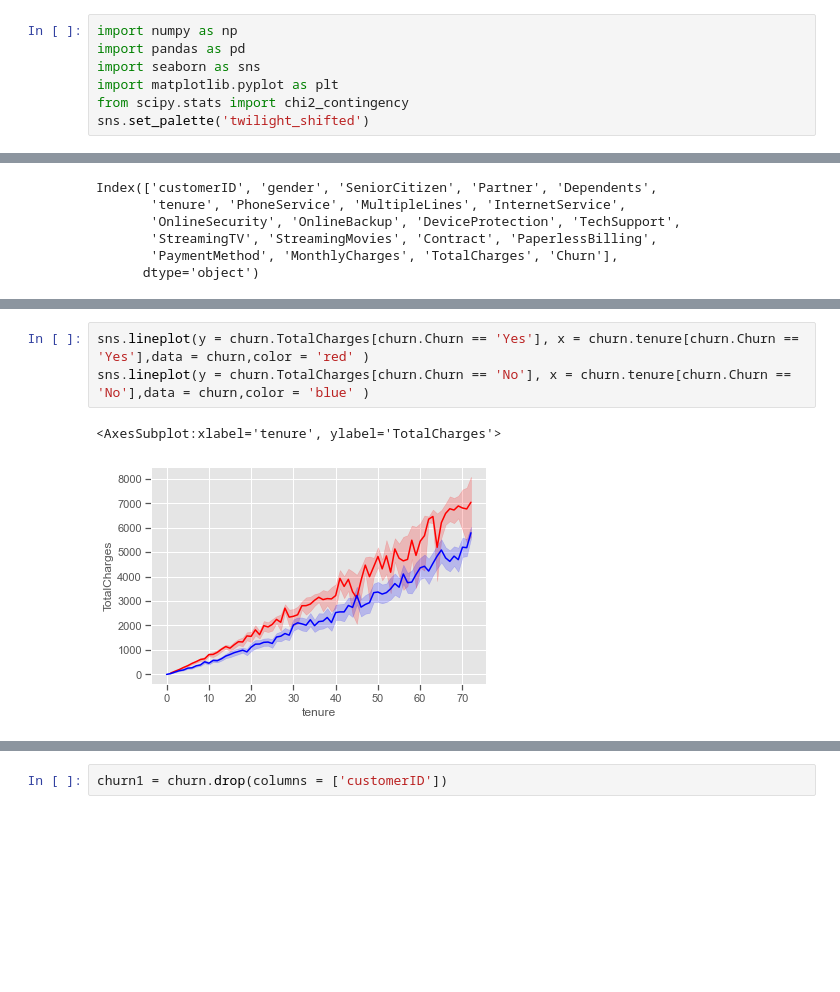
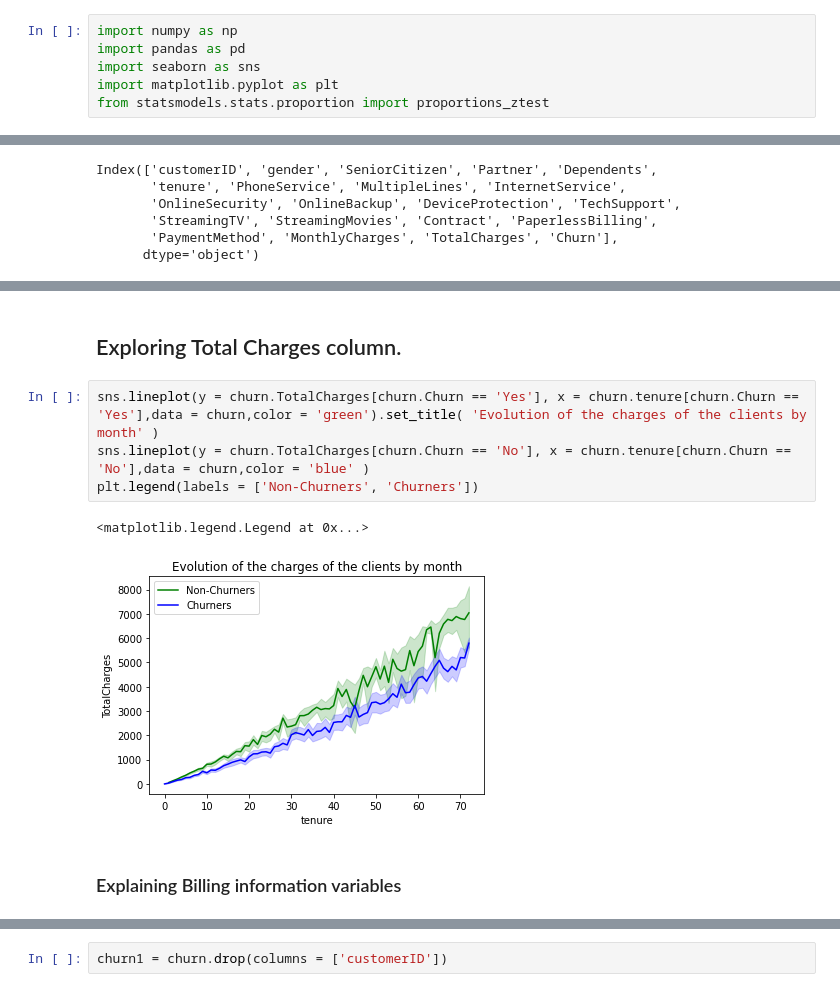
Before and after one commit to VIP509/Churn-Analysis-BA, a Jupyter notebook: ChurnAnalysis.ipynb, the cells around one changed output, grey strips where cells are left out. Saved outputs shown, nothing was run; the diff lists cells and outputs as text; blank space fills up the shorter version.

```diff
--- a/ChurnAnalysis.ipynb
+++ b/ChurnAnalysis.ipynb
@@ -11,8 +11,7 @@ import numpy as np
 import pandas as pd
 import seaborn as sns
 import matplotlib.pyplot as plt
-from scipy.stats import chi2_contingency
-sns.set_palette('twilight_shifted')
+from statsmodels.stats.proportion import proportions_ztest
 # %% [markdown]
 ## Loading the churn dataset
 # %%
@@ -272,7 +297,12 @@ bar_plot1(PhoneService_Tab)
+# %% [markdown]
+## Exploring Total Charges column.
 # %%
-sns.lineplot(y = churn.TotalCharges[churn.Churn == 'Yes'], x = churn.tenure[churn.Churn == 'Yes'],data = churn,color = 'red' )
+sns.lineplot(y = churn.TotalCharges[churn.Churn == 'Yes'], x = churn.tenure[churn.Churn == 'Yes'],data = churn,color = 'green').set_title( 'Evolution of the charges of the clients by month' )
 sns.lineplot(y = churn.TotalCharges[churn.Churn == 'No'], x = churn.tenure[churn.Churn == 'No'],data = churn,color = 'blue' )
+plt.legend(labels = ['Non-Churners', 'Churners'])
 # %% [output]
-<AxesSubplot:xlabel='tenure', ylabel='TotalCharges'>
+<matplotlib.legend.Legend at 0x...>
-[figure, old version]
+[figure, new version]
+# %% [markdown]
+### Explaining Billing information variables
 # %%
```
Also changed, not shown: parts of 36 cells of this notebook.
